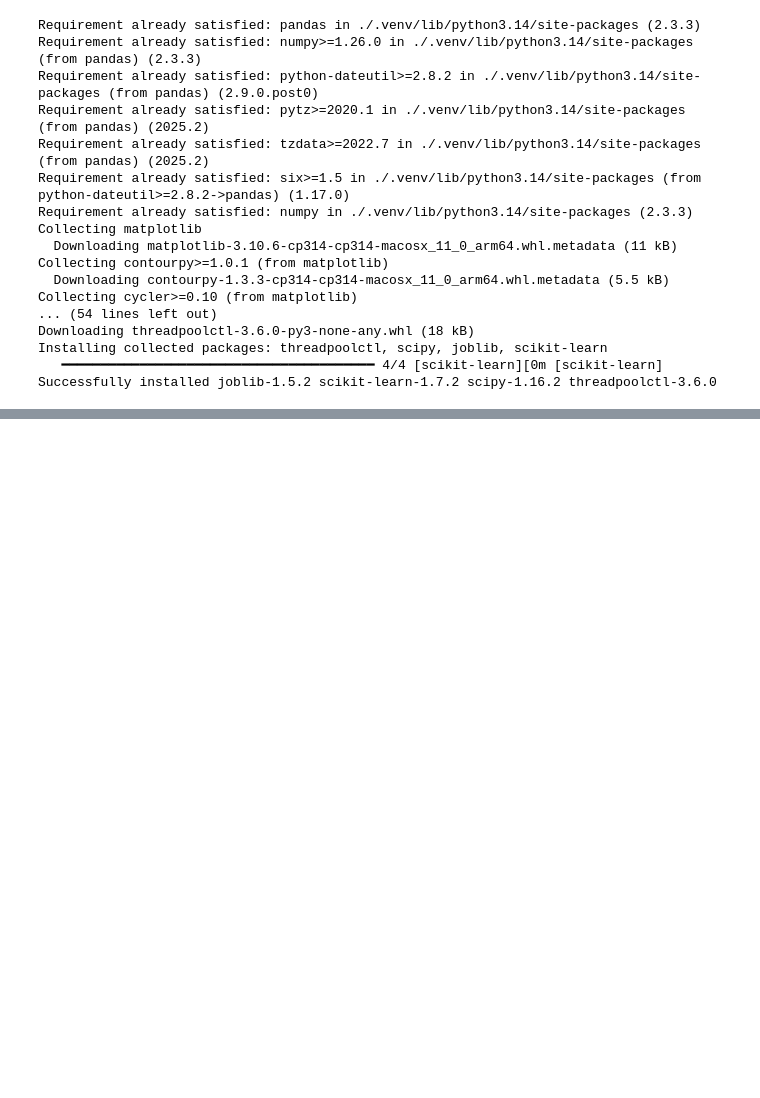
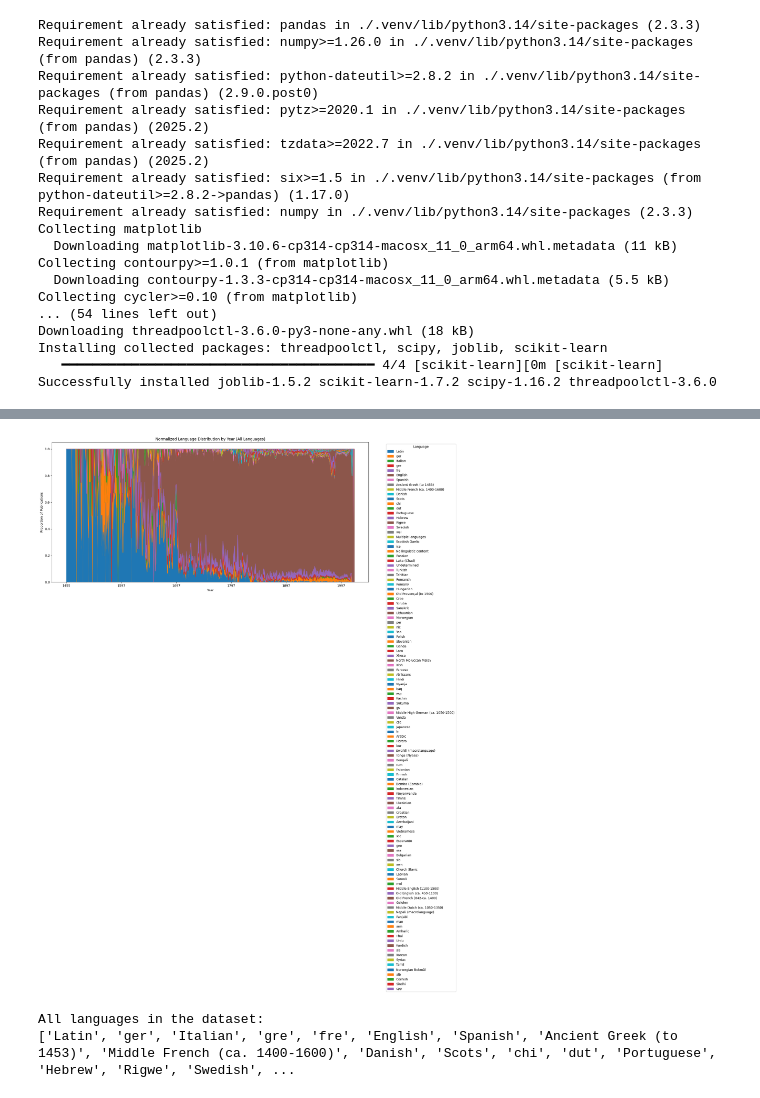
Before and after one commit to terrales/AIP_NLS_data, a Jupyter notebook: data_analysis.ipynb, the cells around one changed output, grey strips where cells are left out. Cells and saved outputs as stored; diff of their text form; code cells hidden in the pictures; blank space fills up the shorter version.

```diff
--- a/data_analysis.ipynb
+++ b/data_analysis.ipynb
@@ -142,0 +192,17 @@ Name: count, Length: 30615, dtype: int64
+# %%
+# Plot normalized language distribution for all languages across years
+ax = lang_year_norm.plot(kind='area', stacked=True, figsize=(18,8), legend=True)
+plt.title('Normalized Language Distribution by Year (All Languages)')
+plt.xlabel('Year')
+plt.ylabel('Proportion of Publications')
+plt.legend(title='Language', bbox_to_anchor=(1.05, 1), loc='upper left')
+plt.tight_layout()
+plt.show()
+# %% [output]
+[figure, added]
+# %%
+print("All languages in the dataset:")
+print(lang_year_norm.columns.tolist())
+# %% [output]
+All languages in the dataset:
+['Latin', 'ger', 'Italian', 'gre', 'fre', 'English', 'Spanish', 'Ancient Greek (to 1453)', 'Middle French (ca. 1400-1600)', 'Danish', 'Scots', 'chi', 'dut', 'Portuguese', 'Hebrew', 'Rigwe', 'Swedish', ...
```
Also changed, not shown: parts of 14 cells of this notebook.
